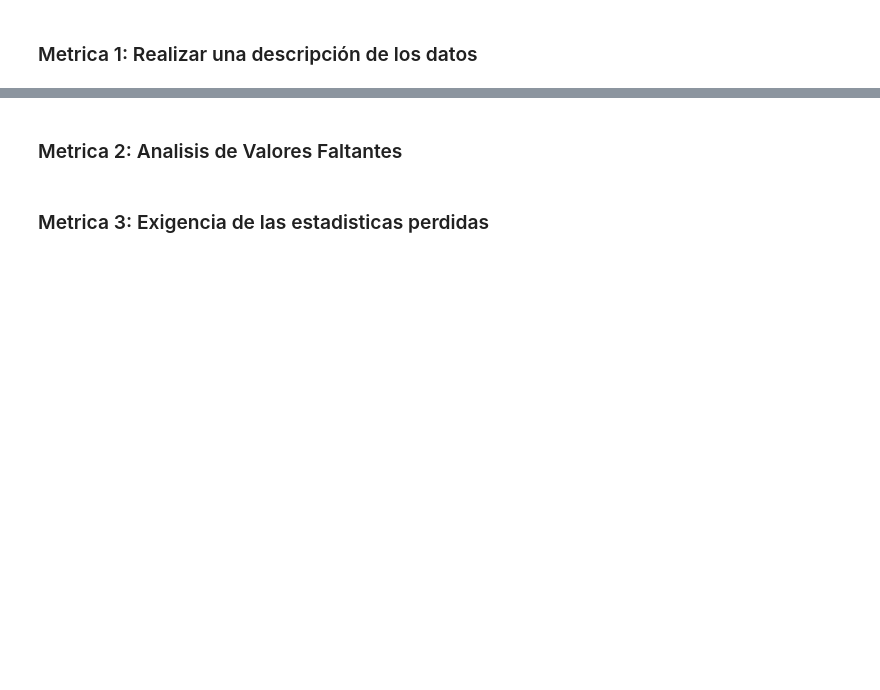
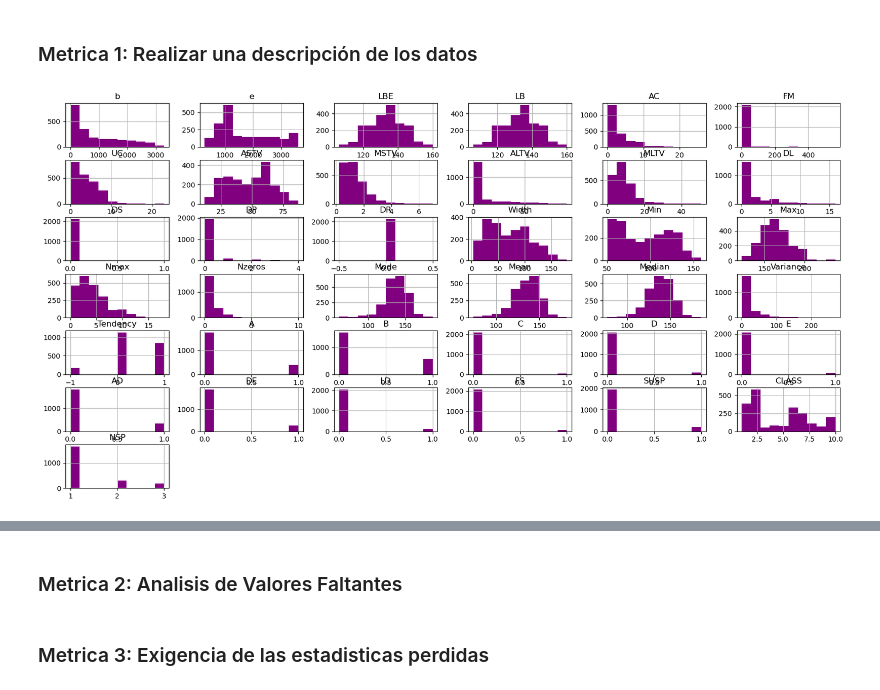
Before and after one commit to DenisFZelaya/Act3-AA-G1, a Jupyter notebook: EDA.ipynb, the cells around one changed output, grey strips where cells are left out. Drawn from its saved outputs; the diff is of its cells as text; code cells hidden in the pictures; blank space fills up the shorter version.

Commit message:
Avanzando con EDA y se agrego el diccionario de datos

```diff
--- a/EDA.ipynb
+++ b/EDA.ipynb
@@ -42,0 +48,15 @@ En resumen, el EDA es el punto de partida crucial para cualquier análisis de da
+# %%
+# Lectura de datos
+df_base = pd.read_csv("CTG.csv")
+
+# Mostrar registros
+print("REGISTROS: 25")
+display(df_base.head(25))
+
+# Mostrar la cantidad de filas y columnas
+print("FILAS Y COLUMNAS")
+display(df_base.shape)
+
+# Mostras los tipos de datos
+print("TIPOS DE DATOS")
+display(df_base.dtypes)
@@ -43,2 +103,9 @@ En resumen, el EDA es el punto de partida crucial para cualquier análisis de da
 # %% [markdown]
 ### Metrica 1: Realizar una descripción de los datos
+# %%
+# Histogramas de todas las variables
+plt.rcParams["figure.figsize"] = [20,10]
+df_base.hist(color='purple')
+plt.show()
+# %% [output]
+[figure, added]
```
Also changed, not shown: parts of 4 cells of this notebook, 1 other file.
